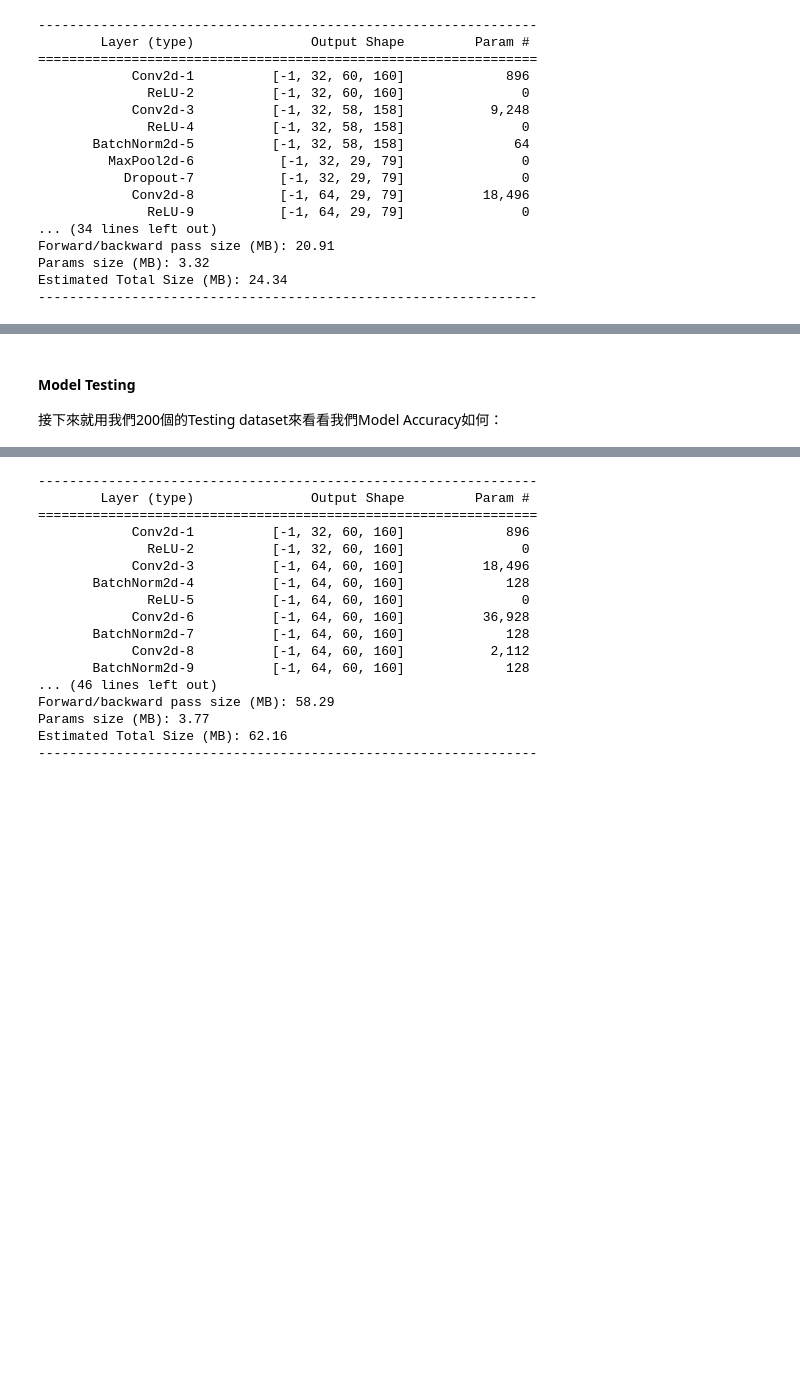
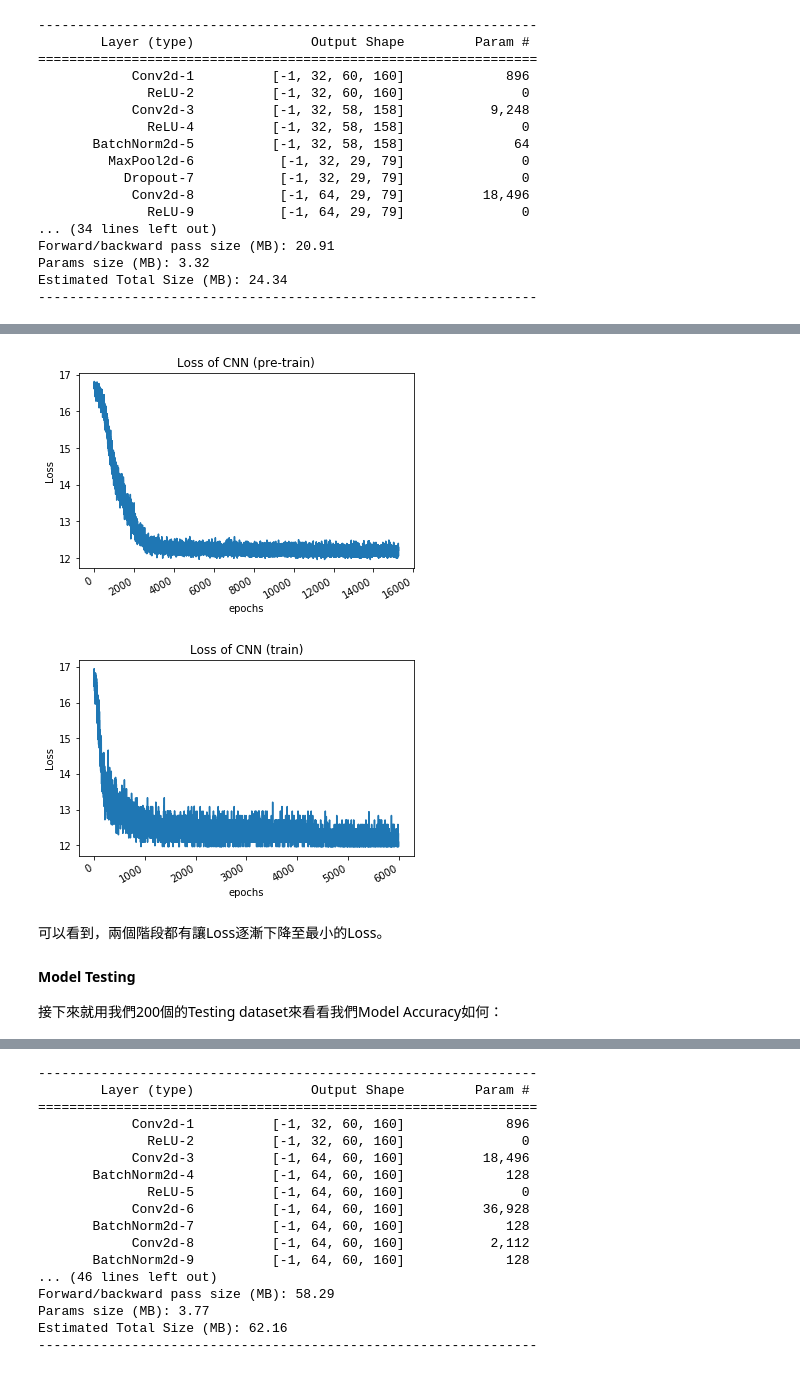
Before and after one commit to OYungShen/Final_project, a Jupyter notebook: Final Project Report.ipynb, the cells around one changed output, grey strips where cells are left out. Drawn from its saved outputs; the diff is of its cells as text; code cells hidden in the pictures; blank space fills up the shorter version.

```diff
--- a/Final Project Report.ipynb
+++ b/Final Project Report.ipynb
@@ -339,4 +392,39 @@ if __name__ == '__main__':
+# %%
+import pandas as pd
+import matplotlib.pyplot as plt
+csv_file = "./CNN_loss.csv"
+CNN_loss = pd.read_csv(csv_file)
+CNN_loss.columns
+# CNN_loss.head(5)
+x = CNN_loss['Unnamed: 0']
+y = CNN_loss['loss']
+plt.xlabel('epochs')
+plt.ylabel('Loss')
+plt.title('Loss of CNN (pre-train)')
+plt.plot(x,y)
+# beautify the x-labels
+plt.gcf().autofmt_xdate()
+plt.show()
+
+csv_file = "./CNN_train_loss.csv"
+CNN_loss = pd.read_csv(csv_file)
+CNN_loss.columns
+# CNN_loss.head(5)
+x = CNN_loss['Unnamed: 0']
+y = CNN_loss['loss']
+plt.xlabel('epochs')
+plt.ylabel('Loss')
+plt.title('Loss of CNN (train)')
+plt.plot(x,y)
+# beautify the x-labels
+plt.gcf().autofmt_xdate()
+plt.show()
+# %% [output]
+[figure, added]
+[figure, added]
 # %% [markdown]
+可以看到，兩個階段都有讓Loss逐漸下降至最小的Loss。
+
 <h4>Model Testing</h4>
 接下來就用我們200個的Testing dataset來看看我們Model Accuracy如何：
 # %%
```
Also changed, not shown: parts of 22 cells of this notebook, 9 other files.
